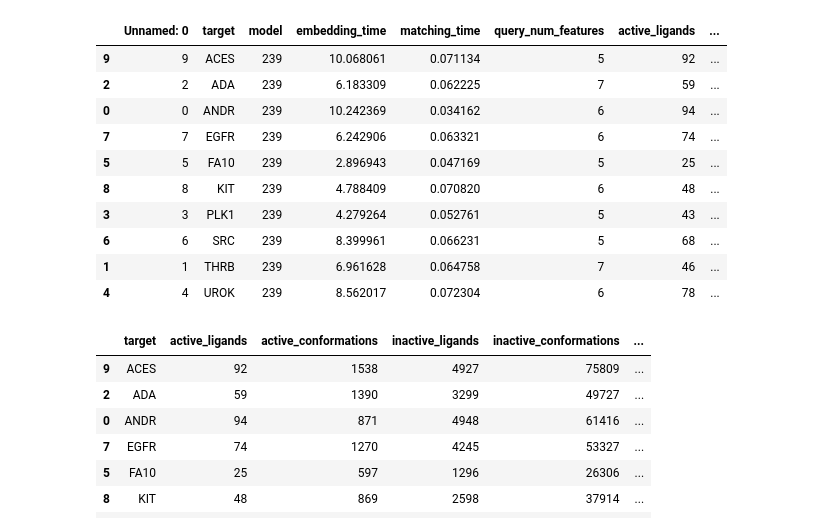
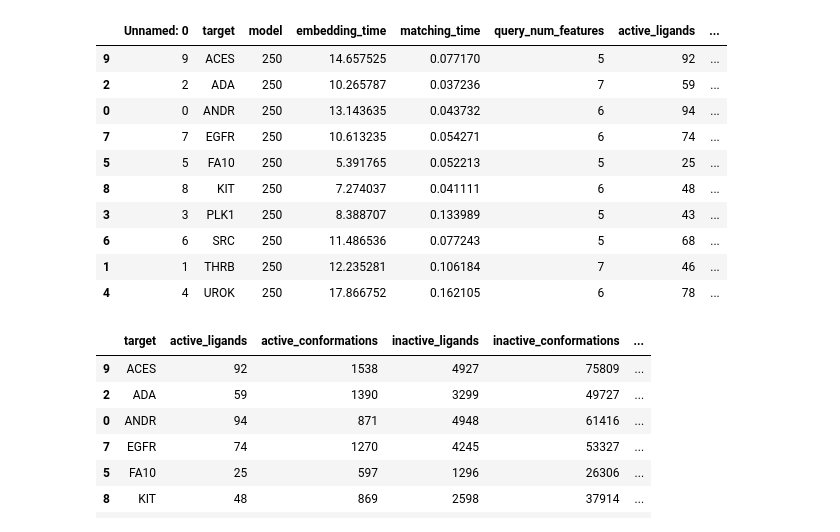
Before and after one commit to molinfo-vienna/PharmacoMatch, a Jupyter notebook: notebooks/Benchmark.ipynb, the cells around one changed output. Saved outputs shown, nothing was run; the diff lists cells and outputs as text; code cells hidden in the pictures.

```diff
--- a/notebooks/Benchmark.ipynb
+++ b/notebooks/Benchmark.ipynb
@@ -3,21 +3,21 @@ import pandas as pd
 import numpy as np
 import matplotlib.pyplot as plt
 # %%
-path = "/home/drose/git/PhectorDB/notebooks/final_results.csv"
+path = "/home/drose/git/PhectorDB/notebooks/final_results_250.csv"
 df = pd.read_csv(path).sort_values("target")
 df
 # %% [output]
 |  | Unnamed: 0 | target | model | embedding_time | matching_time | query_num_features | active_ligands | ... |
-| 9 | 9 | ACES | 239 | 10.068061 | 0.071134 | 5 | 92 | ... |
-| 2 | 2 | ADA | 239 | 6.183309 | 0.062225 | 7 | 59 | ... |
-| 0 | 0 | ANDR | 239 | 10.242369 | 0.034162 | 6 | 94 | ... |
-| 7 | 7 | EGFR | 239 | 6.242906 | 0.063321 | 6 | 74 | ... |
-| 5 | 5 | FA10 | 239 | 2.896943 | 0.047169 | 5 | 25 | ... |
-| 8 | 8 | KIT | 239 | 4.788409 | 0.070820 | 6 | 48 | ... |
-| 3 | 3 | PLK1 | 239 | 4.279264 | 0.052761 | 5 | 43 | ... |
-| 6 | 6 | SRC | 239 | 8.399961 | 0.066231 | 5 | 68 | ... |
-| 1 | 1 | THRB | 239 | 6.961628 | 0.064758 | 7 | 46 | ... |
-| 4 | 4 | UROK | 239 | 8.562017 | 0.072304 | 6 | 78 | ... |
+| 9 | 9 | ACES | 250 | 14.657525 | 0.077170 | 5 | 92 | ... |
+| 2 | 2 | ADA | 250 | 10.265787 | 0.037236 | 7 | 59 | ... |
+| 0 | 0 | ANDR | 250 | 13.143635 | 0.043732 | 6 | 94 | ... |
+| 7 | 7 | EGFR | 250 | 10.613235 | 0.054271 | 6 | 74 | ... |
+| 5 | 5 | FA10 | 250 | 5.391765 | 0.052213 | 5 | 25 | ... |
+| 8 | 8 | KIT | 250 | 7.274037 | 0.041111 | 6 | 48 | ... |
+| 3 | 3 | PLK1 | 250 | 8.388707 | 0.133989 | 5 | 43 | ... |
+| 6 | 6 | SRC | 250 | 11.486536 | 0.077243 | 5 | 68 | ... |
+| 1 | 1 | THRB | 250 | 12.235281 | 0.106184 | 7 | 46 | ... |
+| 4 | 4 | UROK | 250 | 17.866752 | 0.162105 | 6 | 78 | ... |
 # %%
 df[["target", "active_ligands", "active_conformations",  "inactive_ligands", "inactive_conformations", "query_num_features"]]
 # %% [output]
```
Also changed, not shown: parts of 3 cells of this notebook, 10 other files.
